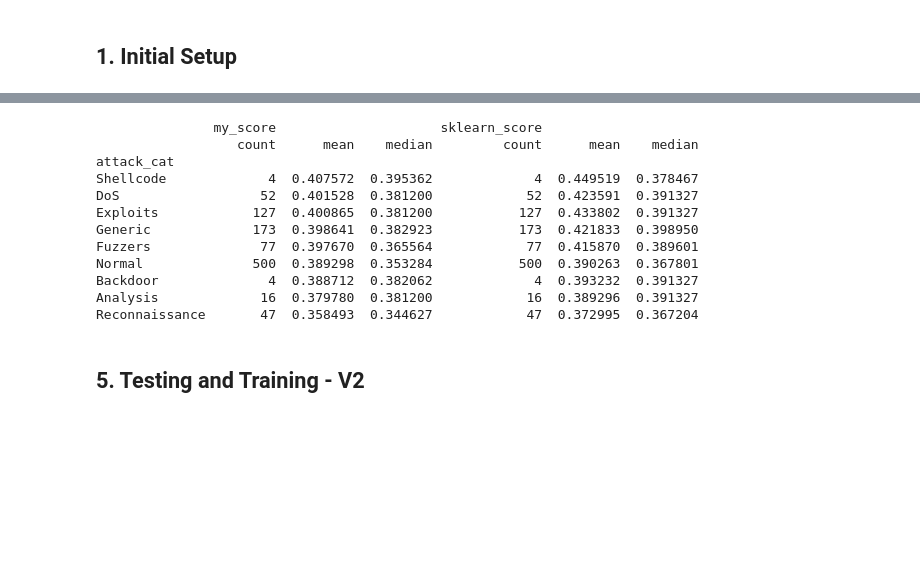
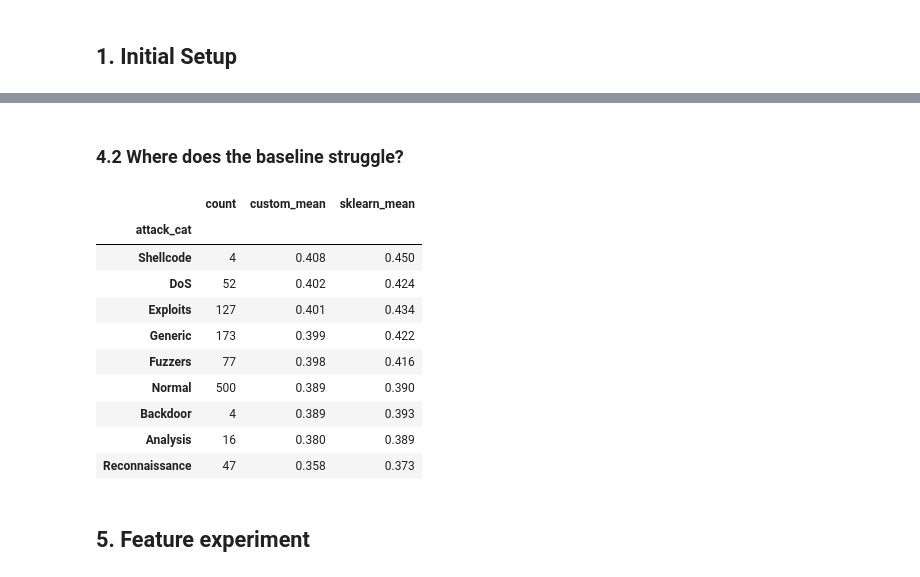
Before and after one commit to lka1459/isolation-forest-from-scratch, a Jupyter notebook: notebooks/notebook.ipynb, the cells around one changed output, grey strips where cells are left out. Saved outputs shown, nothing was run; the diff lists cells and outputs as text; code cells hidden in the pictures; blank space fills up the shorter version.

```diff
--- a/notebooks/notebook.ipynb
+++ b/notebooks/notebook.ipynb
@@ -14,5 +16,9 @@ from sklearn.model_selection import train_test_split
 from sklearn.metrics import average_precision_score, roc_auc_score
 from sklearn.metrics import confusion_matrix, precision_score, recall_score
 # %%
-train_df: pd.DataFrame = pd.read_csv("../data/UNSW_NB15_training-set.csv")
-test_df: pd.DataFrame = pd.read_csv("../data/UNSW_NB15_testing-set.csv")
+BASE_URL: str = (
+    "https://raw.githubusercontent.com/"
+    "lka1459/isolation-forest-from-scratch/main/data"
+)
+train_df: pd.DataFrame = pd.read_csv(f"{BASE_URL}/UNSW_NB15_training-set.csv")
+test_df: pd.DataFrame = pd.read_csv(f"{BASE_URL}/UNSW_NB15_testing-set.csv")
@@ -39,7 +48,7 @@ class Isolation_Tree:
     def __init__(self, df: pd.DataFrame, max_depth: int):
         self.df: pd.DataFrame = df
         self.max_depth: int = max_depth
-        self.root: Dict[str, str]  = self.build_tree(self.df)
+        self.root: dict = self.build_tree(self.df)
 
     def random_feature(self, node_data: pd.DataFrame) -> str:
         """
@@ -100,7 +109,7 @@ class Isolation_Tree:
 
         while "leaf_size" not in node:
             feature: str = node["feature"]
-            split_value: int = node["split_value"]
+            split_value: float = node["split_value"]
 
             if row[feature] < split_value:
                 node = node["left_node"]
@@ -213,4 +222,4 @@ validation: pd.DataFrame = pd.concat([
 ]).sample(frac=1, random_state=42)
 
 X_val: pd.DataFrame = validation[FEATURES]
-y_val: pd.DataFrame = validation["label"]
+y_val: pd.Series = validation["label"]
@@ -282,0 +252,17 @@ label
+# %%
+baseline_results = pd.DataFrame({
+    "label": y_val,
+    "my_score": my_scores,
+    "sklearn_score": sklearn_scores,
+})
+
+def ranking_table(labels, custom_scores, reference_scores):
+    return pd.DataFrame({
+        "ROC-AUC": [roc_auc_score(labels, custom_scores),
+                    roc_auc_score(labels, reference_scores)],
+        "Average precision": [average_precision_score(labels, custom_scores),
+                              average_precision_score(labels, reference_scores)],
+    }, index=["Custom forest", "scikit-learn"]).round(3)
+
+print("Validation (10 features; 500 benign and 500 attack flows)")
+display(ranking_table(y_val, my_scores, sklearn_scores))
@@ -283,26 +274,28 @@ label
+# %% [markdown]
+### 4.2 Where does the baseline struggle?
 # %%
-results["attack_cat"] = validation["attack_cat"]
-
-print(
-    results.groupby("attack_cat")[["my_score", "sklearn_score"]]
-    .agg(["count", "mean", "median"])
-    .sort_values(("my_score", "mean"), ascending=False)
+baseline_results["attack_cat"] = validation["attack_cat"]
+category_summary = (
+    baseline_results.groupby("attack_cat")
+    .agg(count=("label", "size"), custom_mean=("my_score", "mean"),
+         sklearn_mean=("sklearn_score", "mean"))
+    .sort_values("custom_mean", ascending=False)
 )
+display(category_summary.round(3))
 # %% [output]
-               my_score                     sklearn_score
-                  count      mean    median         count      mean    median
-attack_cat
-Shellcode             4  0.407572  0.395362             4  0.449519  0.378467
-DoS                  52  0.401528  0.381200            52  0.423591  0.391327
-Exploits            127  0.400865  0.381200           127  0.433802  0.391327
-Generic             173  0.398641  0.382923           173  0.421833  0.398950
-Fuzzers              77  0.397670  0.365564            77  0.415870  0.389601
-Normal              500  0.389298  0.353284           500  0.390263  0.367801
-Backdoor              4  0.388712  0.382062             4  0.393232  0.391327
-Analysis             16  0.379780  0.381200            16  0.389296  0.391327
-Reconnaissance       47  0.358493  0.344627            47  0.372995  0.367204
+|  | count | custom_mean | sklearn_mean |
+| attack_cat |  |  |  |
+| Shellcode | 4 | 0.408 | 0.450 |
+| DoS | 52 | 0.402 | 0.424 |
+| Exploits | 127 | 0.401 | 0.434 |
+| Generic | 173 | 0.399 | 0.422 |
+| Fuzzers | 77 | 0.398 | 0.416 |
+| Normal | 500 | 0.389 | 0.390 |
+| Backdoor | 4 | 0.389 | 0.393 |
+| Analysis | 16 | 0.380 | 0.389 |
+| Reconnaissance | 47 | 0.358 | 0.373 |
-# %% [markdown]
-## 5. Testing and Training - V2
+# %% [markdown]
+## 5. Feature experiment
 # %%
 # Train on benign flows only.
 X_fit2: pd.DataFrame = fit_df.loc[fit_df["label"] == 0, FEATURES_V2].sample(
```
Also changed, not shown: parts of 18 cells of this notebook.
